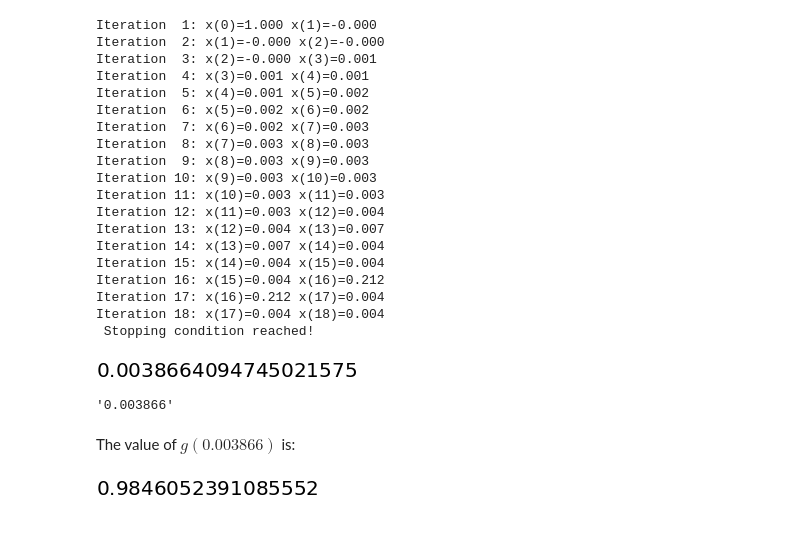
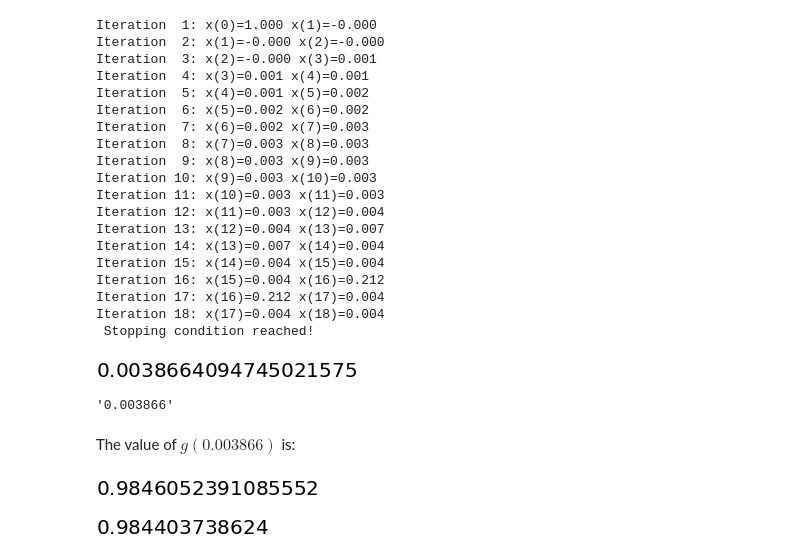
Before and after one commit to sheikhomar/opan, a Jupyter notebook: hw07.ipynb, the cells around one changed output. Drawn from its saved outputs; the diff is of its cells as text; code cells hidden in the pictures; blank space fills up the shorter version.

```diff
--- a/hw07.ipynb
+++ b/hw07.ipynb
@@ -185,6 +191,10 @@ The value of $g(0.003866)$ is:
 ex710.func_at(result)
 # %% [output]
 [figure]
+# %%
+ex710.func_at(0.004)
+# %% [output]
+[figure, added]
 # %% [markdown]
 Compare our results with WolframAlpha:
 
```
Also changed, not shown: parts of 1 cell of this notebook, 5 other files.
